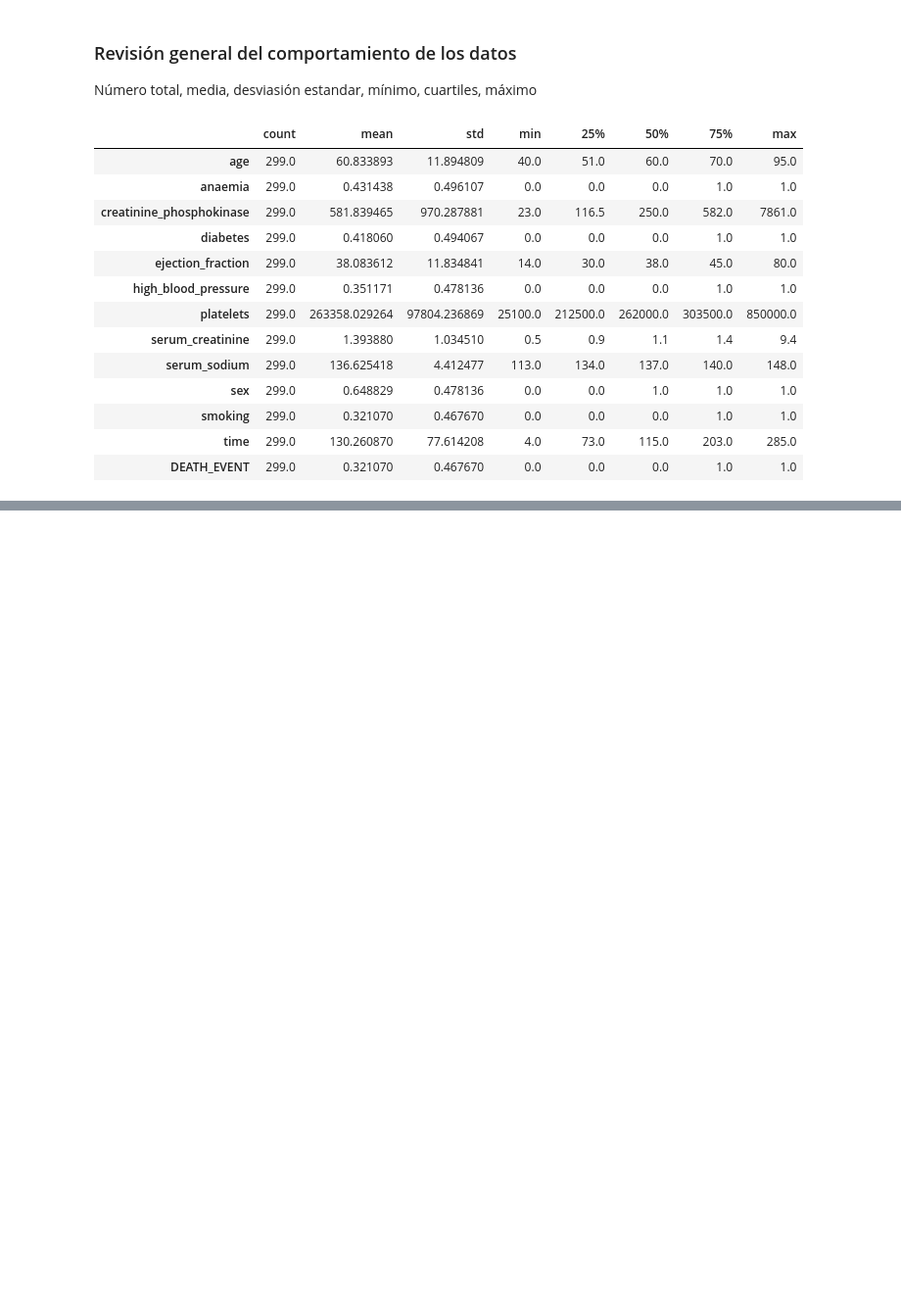
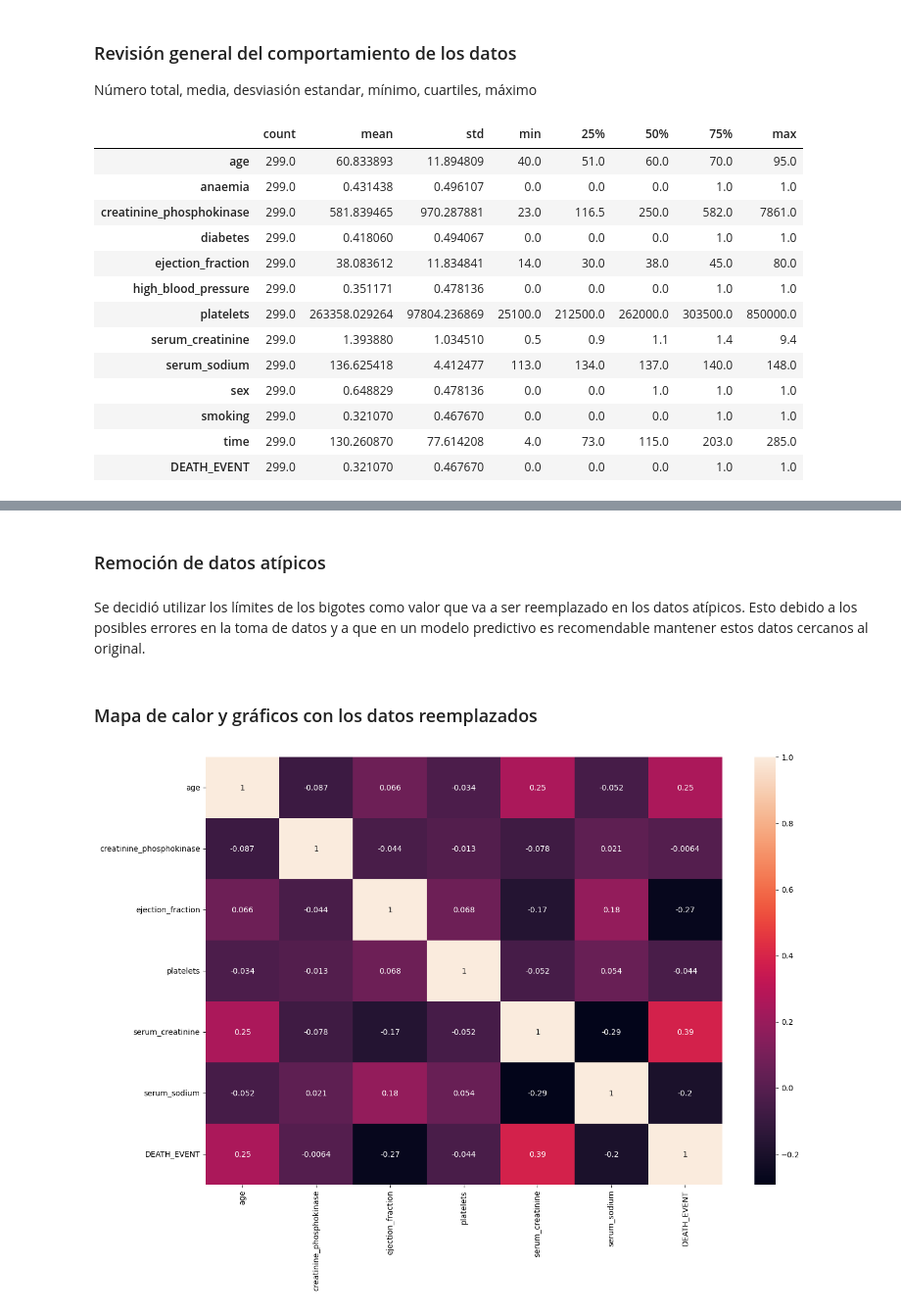
Before and after one commit to 2jcortesj2/Estadistica1, a Jupyter notebook: analisis_exploratorio.ipynb, the cells around one changed output, grey strips where cells are left out. Shown: that part at 98% size. Saved outputs shown, nothing was run; the diff lists cells and outputs as text; code cells hidden in the pictures; blank space fills up the shorter version.

```diff
--- a/analisis_exploratorio.ipynb
+++ b/analisis_exploratorio.ipynb
@@ -124,0 +144,2 @@ def grafica(data, column, axs, i):
+# %% [markdown]
+### Remoción de datos atípicos
@@ -124,0 +163,2 @@ def grafica(data, column, axs, i):
+# %% [markdown]
+Se decidió utilizar los límites de los bigotes como valor que va a ser reemplazado en los datos atípicos. Esto debido a los posibles errores en la toma de datos y a que en un modelo predictivo es recomendable mantener estos datos cercanos al original.
@@ -125,3 +168,11 @@ def grafica(data, column, axs, i):
+# %% [markdown]
+### Mapa de calor y gráficos con los datos reemplazados
+# %%
+plt.figure(figsize=(15,10))
+sns.heatmap(heart_df.corr(),fmt='.2g',annot=True)
+plt.show()
+# %% [output]
+[figure, added]
 # %%
 fig, axs = plt.subplots(7, 2, figsize=(10, 20))
 i = 0
```
Also changed, not shown: parts of 8 cells of this notebook.
